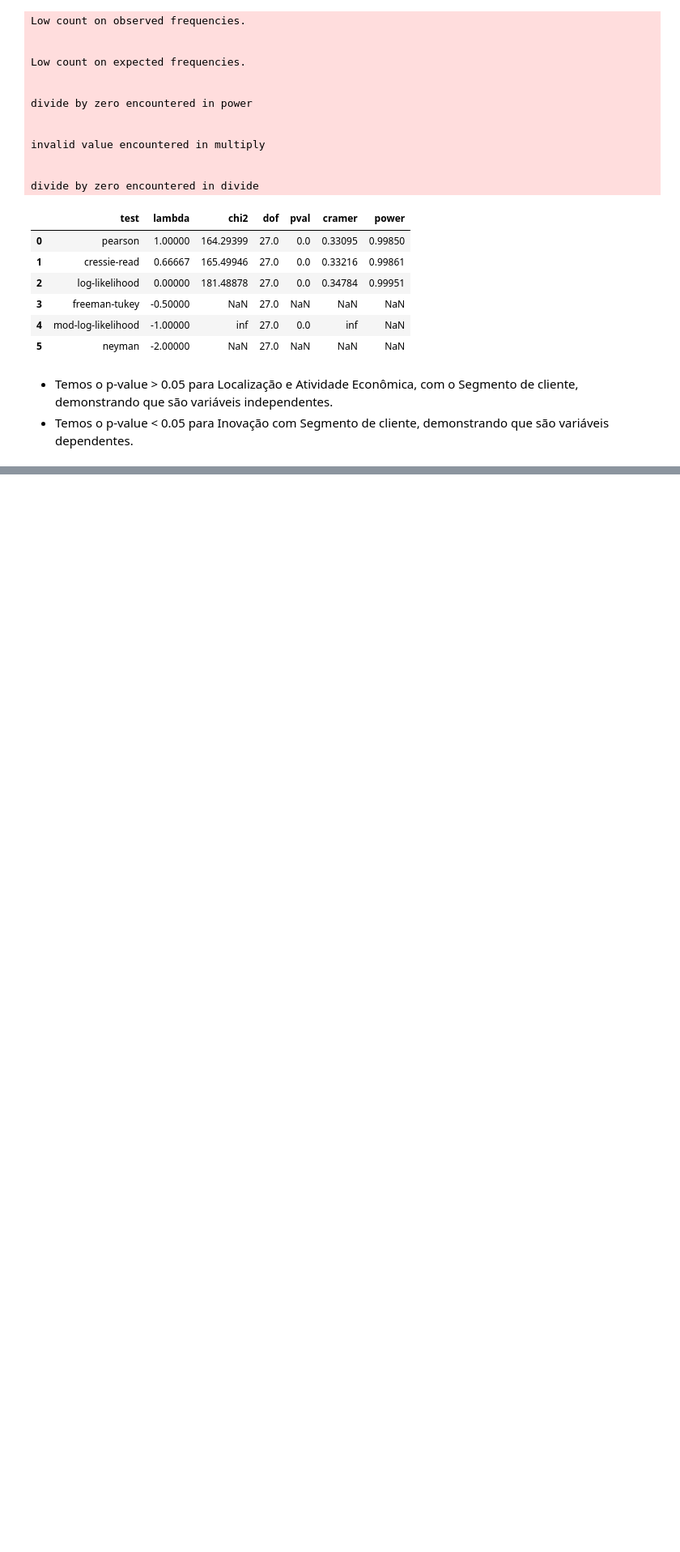
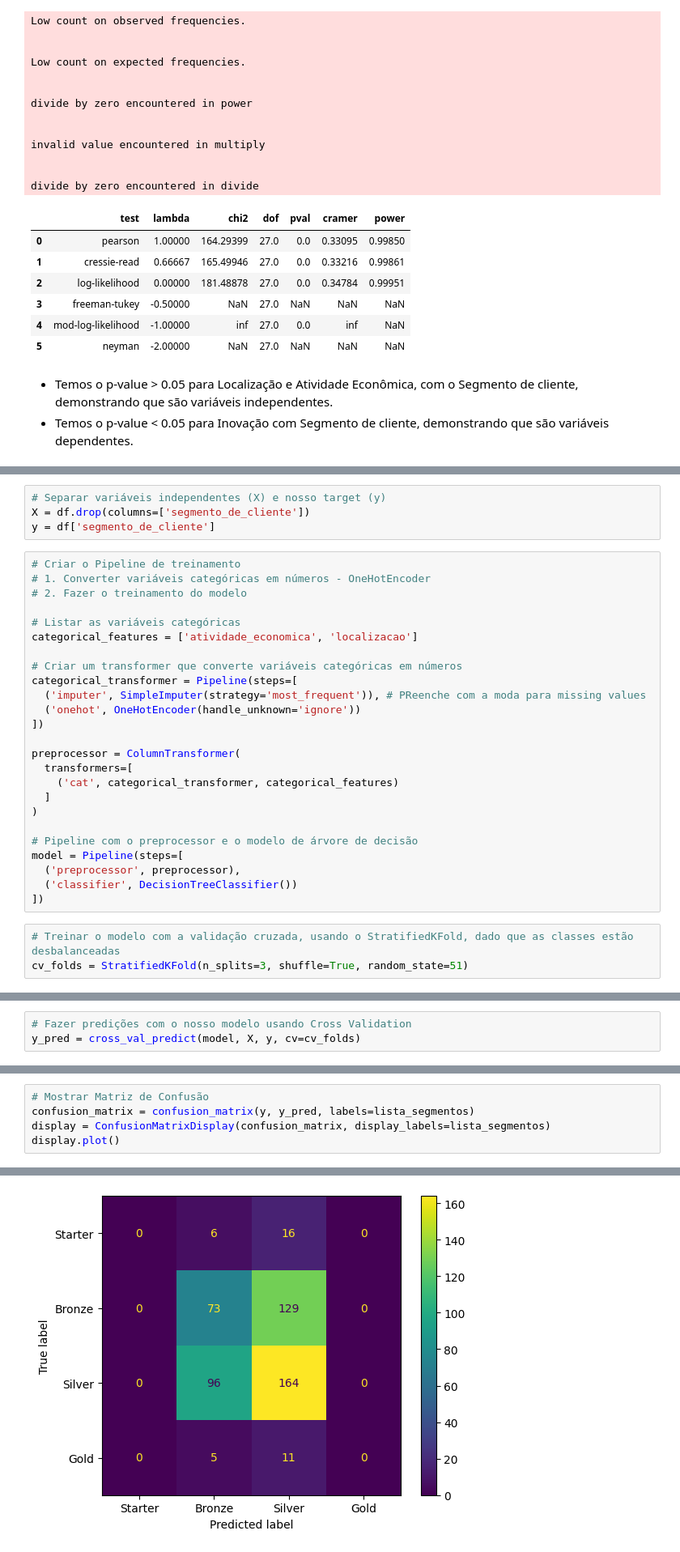
Before and after one commit to rcmonteiro/curso-ia-rocketseat, a Jupyter notebook: arvore_decisao/classificacao_segmento_empresa.ipynb, the cells around one changed output, grey strips where cells are left out. Shown: that part at 81% size. Drawn from its saved outputs; the diff is of its cells as text; blank space fills up the shorter version.

Commit message:
chore: training the model

```diff
--- a/arvore_decisao/classificacao_segmento_empresa.ipynb
+++ b/arvore_decisao/classificacao_segmento_empresa.ipynb
@@ -249,0 +252,32 @@ divide by zero encountered in divide
+# %%
+# Separar variáveis independentes (X) e nosso target (y)
+X = df.drop(columns=['segmento_de_cliente'])
+y = df['segmento_de_cliente']
+# %%
+# Criar o Pipeline de treinamento
+# 1. Converter variáveis categóricas em números - OneHotEncoder
+# 2. Fazer o treinamento do modelo
+
+# Listar as variáveis categóricas
+categorical_features = ['atividade_economica', 'localizacao']
+
+# Criar um transformer que converte variáveis categóricas em números
+categorical_transformer = Pipeline(steps=[
+  ('imputer', SimpleImputer(strategy='most_frequent')), # PReenche com a moda para missing values
+  ('onehot', OneHotEncoder(handle_unknown='ignore'))
+])
+
+preprocessor = ColumnTransformer(
+  transformers=[
+    ('cat', categorical_transformer, categorical_features)
+  ]
+)
+
+# Pipeline com o preprocessor e o modelo de árvore de decisão
+model = Pipeline(steps=[
+  ('preprocessor', preprocessor),
+  ('classifier', DecisionTreeClassifier())
+])
+# %%
+# Treinar o modelo com a validação cruzada, usando o StratifiedKFold, dado que as classes estão desbalanceadas
+cv_folds = StratifiedKFold(n_splits=3, shuffle=True, random_state=51)
@@ -249,0 +318,3 @@ divide by zero encountered in divide
+# %%
+# Fazer predições com o nosso modelo usando Cross Validation
+y_pred = cross_val_predict(model, X, y, cv=cv_folds)
@@ -249,0 +344,6 @@ divide by zero encountered in divide
+# %%
+# Mostrar Matriz de Confusão
+confusion_matrix = confusion_matrix(y, y_pred, labels=lista_segmentos)
+display = ConfusionMatrixDisplay(confusion_matrix, display_labels=lista_segmentos)
+display.plot()
+# %% [output]
@@ -249,0 +351 @@ divide by zero encountered in divide
+[figure, added]
```
Also changed, not shown: parts of 7 cells of this notebook.
